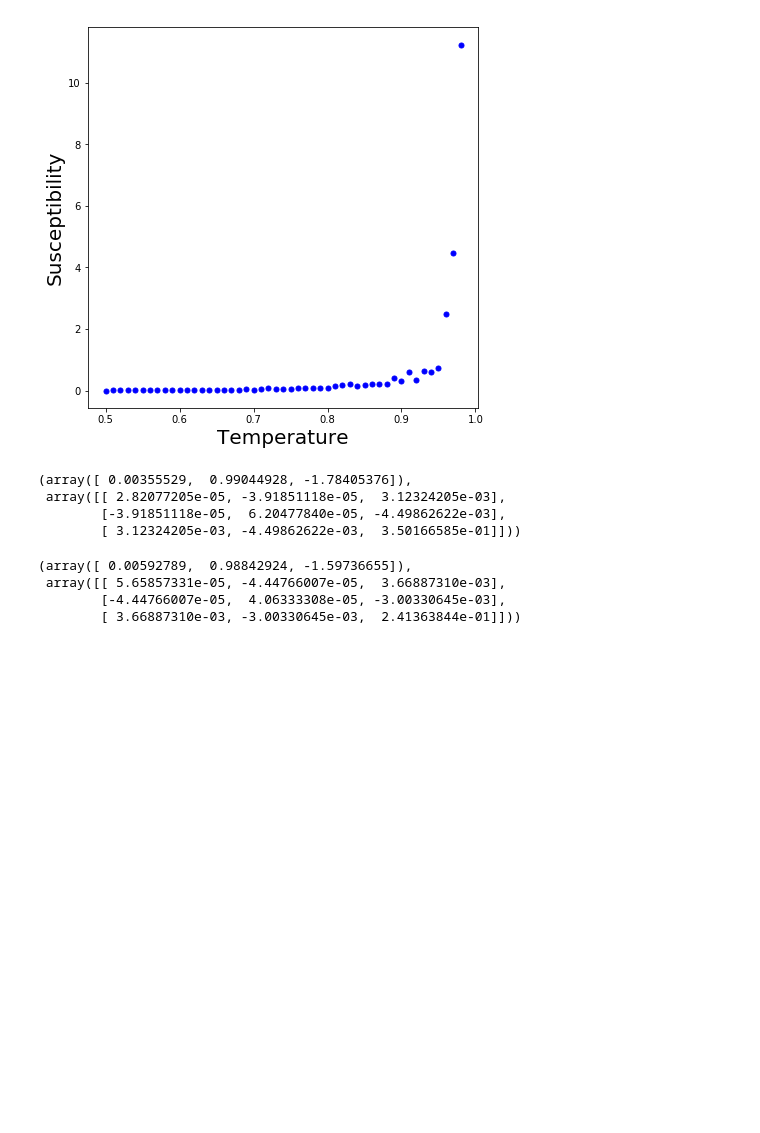
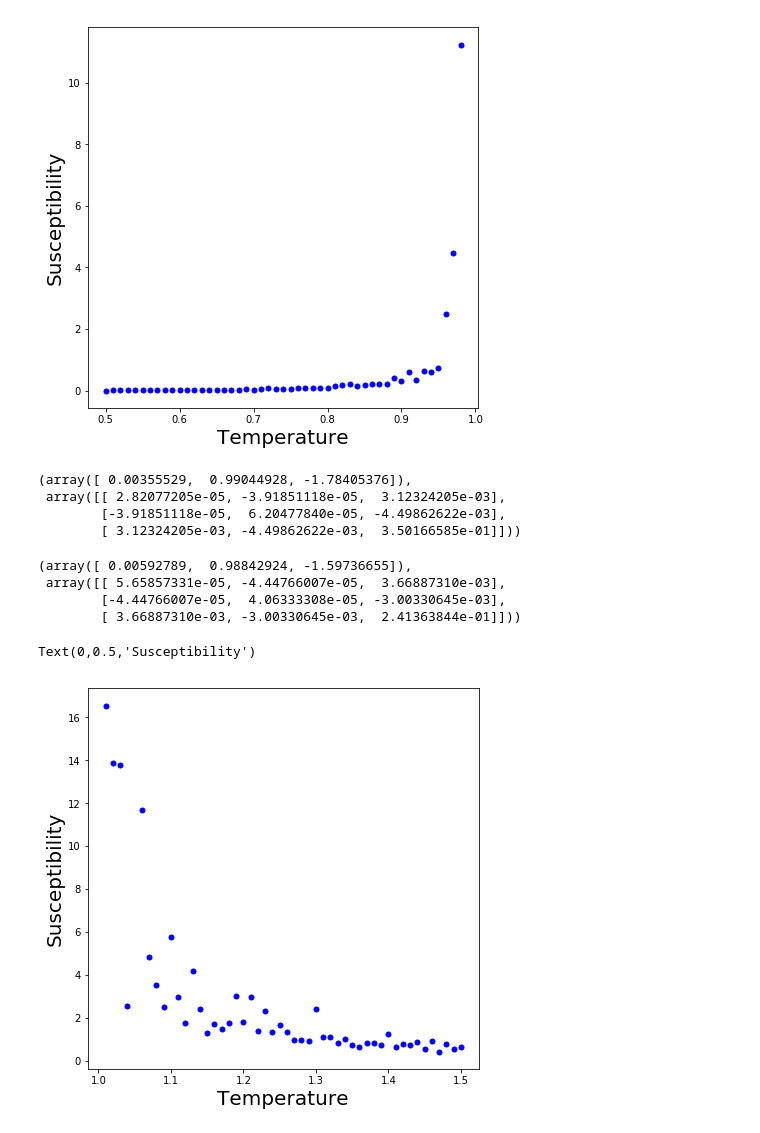
Before and after one commit to kaitshin/PHYSICS113-final-project, a Jupyter notebook: Potts Crit.ipynb, the cells around one changed output. Cells and saved outputs as stored; diff of their text form; code cells hidden in the pictures; blank space fills up the shorter version.

```diff
--- a/Potts Crit.ipynb
+++ b/Potts Crit.ipynb
@@ -170,3 +173,11 @@ scipy.optimize.curve_fit(power, temps[39:49], mag_susv1[39:49], p0 = [1, 1, 1.4]
  array([[ 5.65857331e-05, -4.44766007e-05,  3.66887310e-03],
         [-4.44766007e-05,  4.06333308e-05, -3.00330645e-03],
         [ 3.66887310e-03, -3.00330645e-03,  2.41363844e-01]]))
+# %%
+plt.figure(figsize=(7,7))
+plt.plot(sus_temp[51:], sus_test[51:], 'bo', markersize = 5)
+plt.xlabel("Temperature", fontsize=20)
+plt.ylabel("Susceptibility", fontsize=20)
+# %% [output]
+Text(0,0.5,'Susceptibility')
+[figure, added]
```
Also changed, not shown: parts of 10 cells of this notebook.
